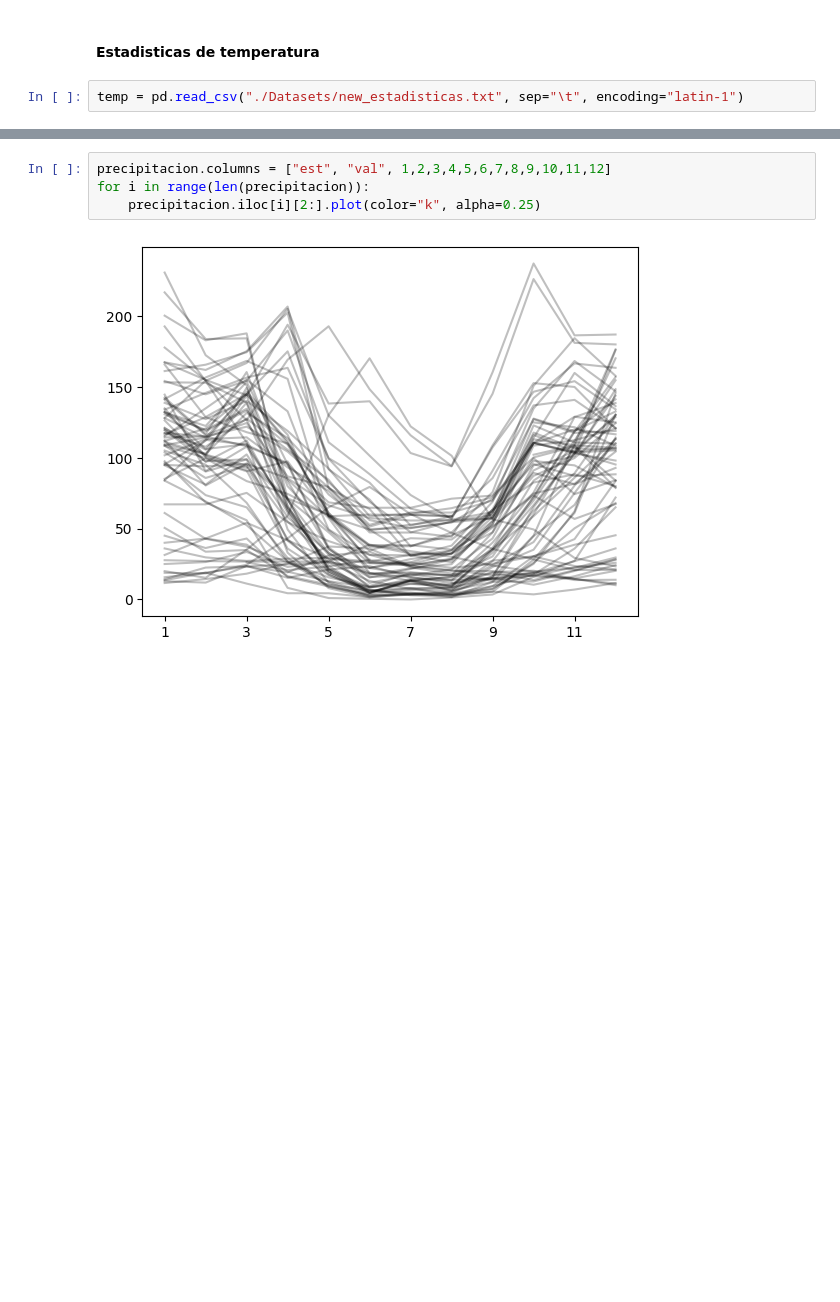
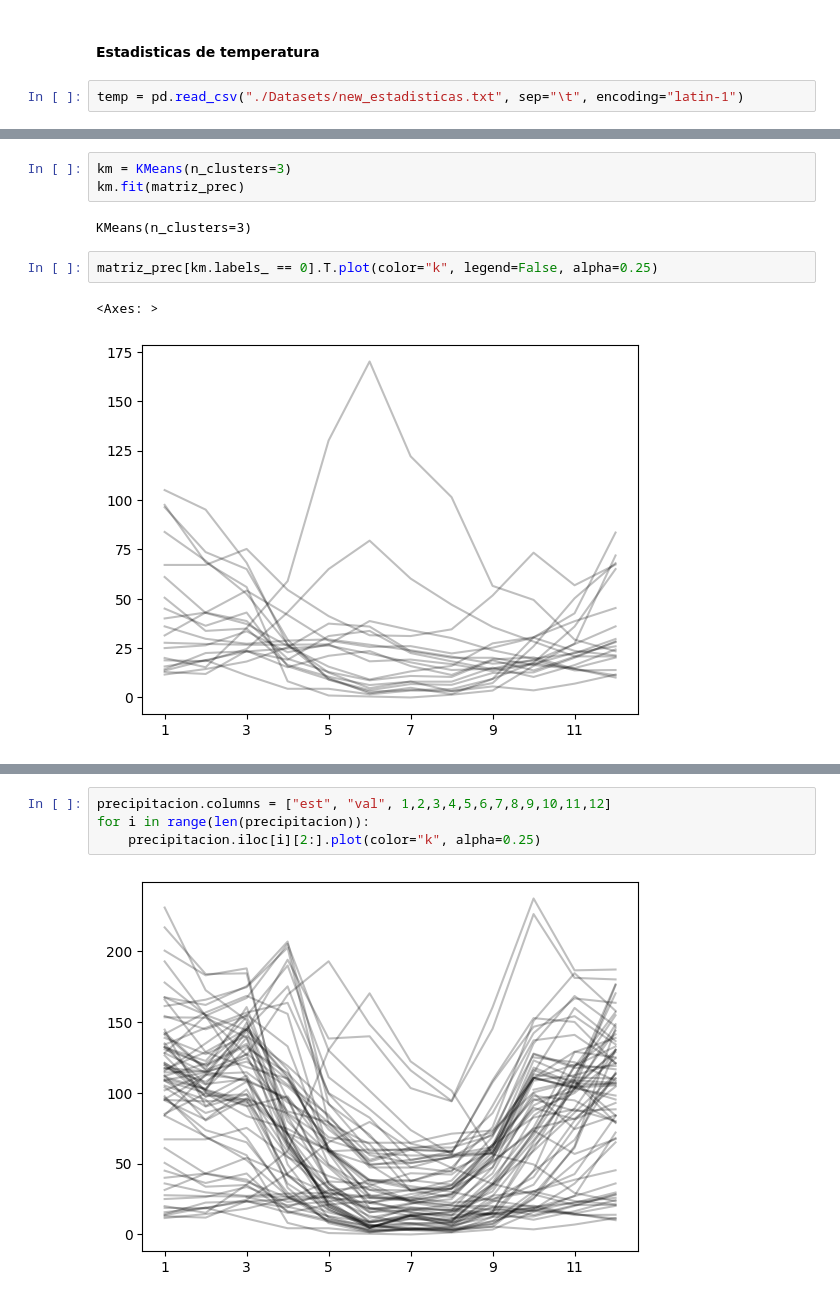
Before and after one commit to marianataglio/seriestemporales, a Jupyter notebook: ej_1.ipynb, the cells around one changed output, grey strips where cells are left out. Saved outputs shown, nothing was run; the diff lists cells and outputs as text; blank space fills up the shorter version.

```diff
--- a/ej_1.ipynb
+++ b/ej_1.ipynb
@@ -201 +145,11 @@ precipitacion
+# %%
+km = KMeans(n_clusters=3)
+km.fit(matriz_prec)
+# %% [output]
+KMeans(n_clusters=3)
+# %%
+matriz_prec[km.labels_ == 0].T.plot(color="k", legend=False, alpha=0.25)
+# %% [output]
+<Axes: >
+[figure, added]
 # %%
```
Also changed, not shown: parts of 25 cells of this notebook.
